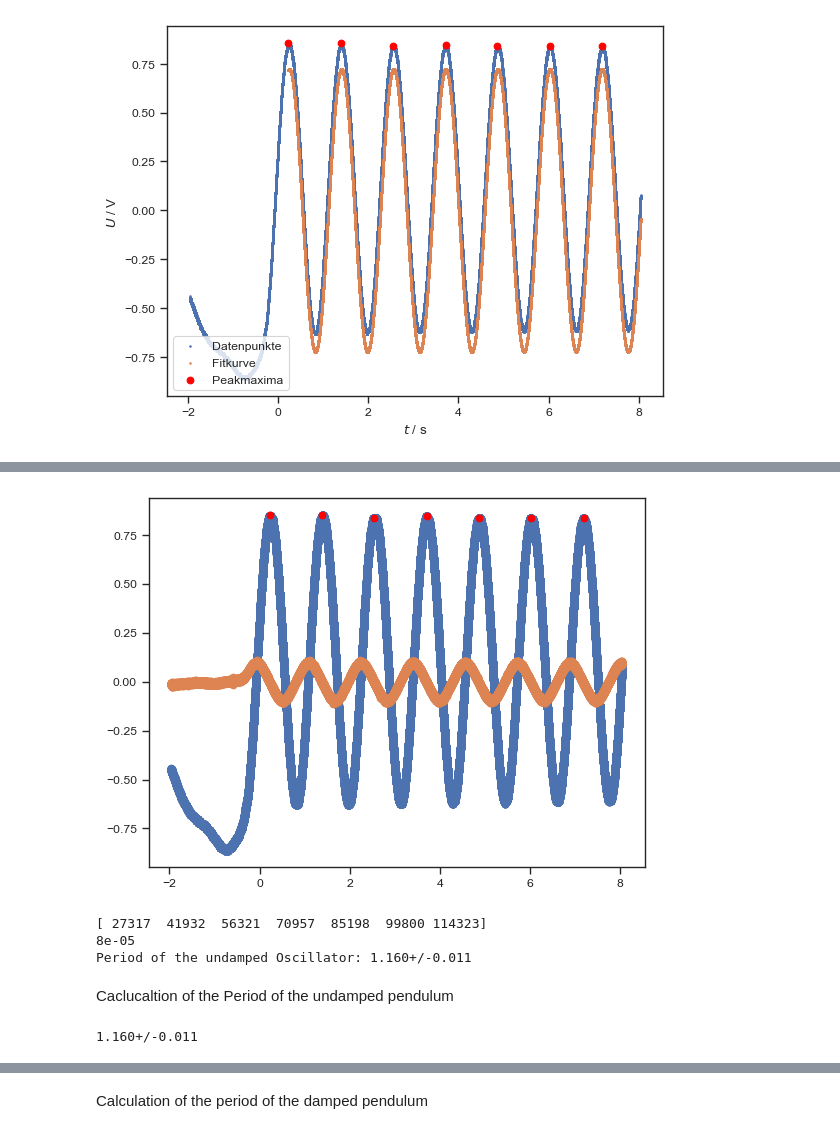
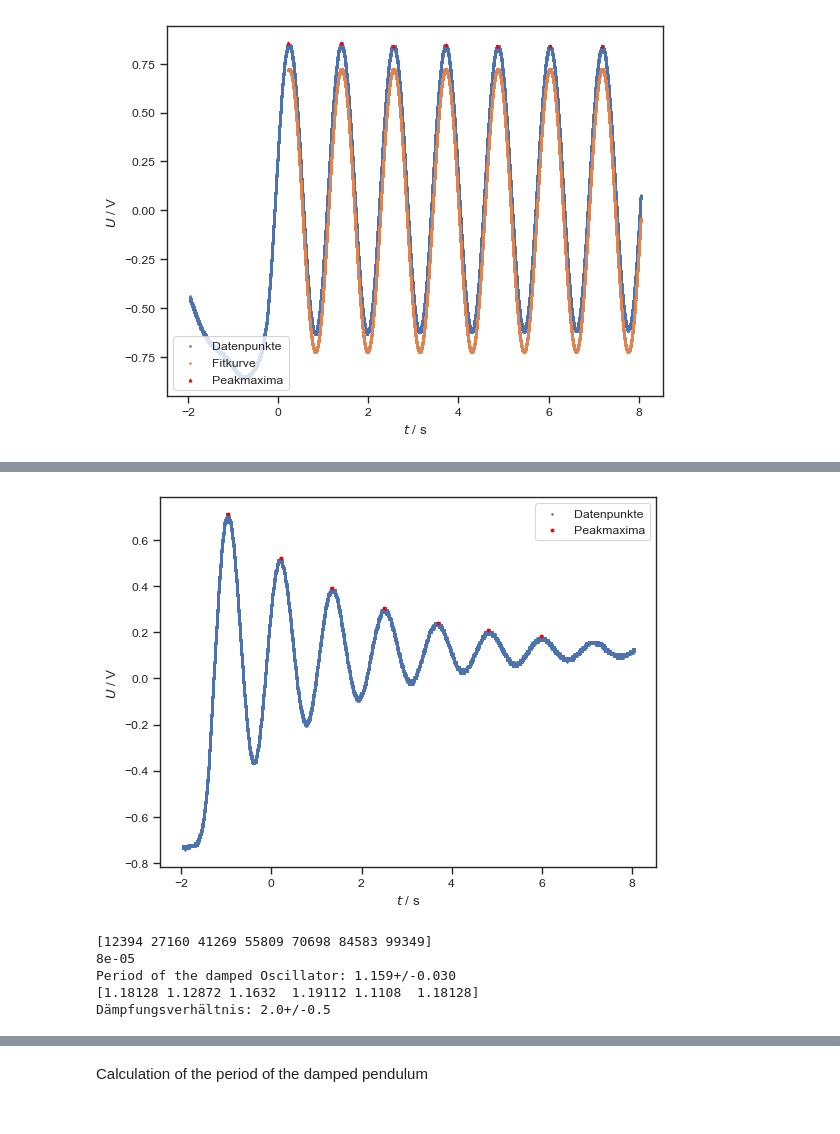
Before and after one commit to KemalOenen/Grundpraktikum2_Gruppe1_SS23, a Jupyter notebook: Versuch7/Djoxx_Pendulum.ipynb, the cells around one changed output, grey strips where cells are left out. Drawn from its saved outputs; the diff is of its cells as text; code cells hidden in the pictures.

```diff
--- a/Versuch7/Djoxx_Pendulum.ipynb
+++ b/Versuch7/Djoxx_Pendulum.ipynb
@@ -300,23 +340,26 @@ Period of the undamped Oscillator: 1.161+/-0.024
 # %%
-filename="T0007.CSV"
+filename="T0010.CSV"
 df=pd.read_csv(filename, header=14)
-plt.scatter(df["TIME"], df["CH1"])
-plt.scatter(df["TIME"], df["CH2"])
-peaks=scipy.signal.find_peaks(df["CH1"], prominence=0.1, distance=10000, height=0.5)
-plt.scatter(df["TIME"][peaks[0]], df["CH1"][peaks[0]], color="red")
+plt.scatter(df["TIME"], df["CH1"], s=1, label="Datenpunkte")
+#plt.scatter(df["TIME"], df["CH2"])
+peaks=scipy.signal.find_peaks(df["CH1"], prominence=0.1, distance=10000)
+plt.scatter(df["TIME"][peaks[0]], df["CH1"][peaks[0]], color="red", s=4, label="Peakmaxima")
+plt.xlabel(r"$t$ / s")
+plt.ylabel(r"$U$ / V")
+plt.legend(loc="upper right")
+plt.savefig("GraphT0010.png", dpi=500, bbox_inches="tight")
 plt.show()
 print(peaks[0])
-res_period_3=calculateTimeIntervall(filename, peaks[0])
-print("Period of the undamped Oscillator: " + str(res_period_3))
+res_period_6=calculateTimeIntervall(filename, peaks[0])
+print("Period of the damped Oscillator: " + str(res_period_6))
+T_1=smallTimeIntervall(filename, peaks[0])
+print(T_1)
+lambda3=ufloat(np.sqrt(4*math.pi*abs(T_1**2/T_0.n**2-1)).mean(), np.sqrt(4*math.pi*abs(T_1**2/T_0.n**2-1)).std())
+print("Dämpfungsverhältnis: " + str(umath.exp(lambda3)))
 # %% [output]
-[figure, old version]
+[figure, new version]
-[ 27317  41932  56321  70957  85198  99800 114323]
+[12394 27160 41269 55809 70698 84583 99349]
 8e-05
-Period of the undamped Oscillator: 1.160+/-0.011
+Period of the damped Oscillator: 1.159+/-0.030
+[1.18128 1.12872 1.1632  1.19112 1.1108  1.18128]
+Dämpfungsverhältnis: 2.0+/-0.5
-# %% [markdown]
-Caclucaltion of the Period of the undamped pendulum
-# %%
-T_0=(res_period_1 + res_period_2 + res_period_3)/3 #period undamped
-print(T_0)
-# %% [output]
-1.160+/-0.011
```
Also changed, not shown: parts of 9 cells of this notebook, 6 other files.
